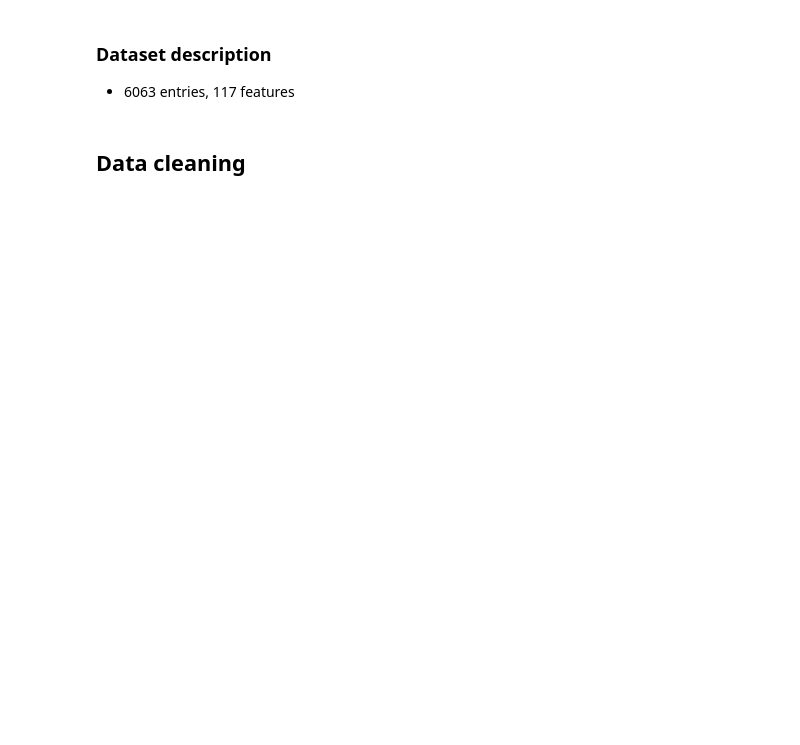
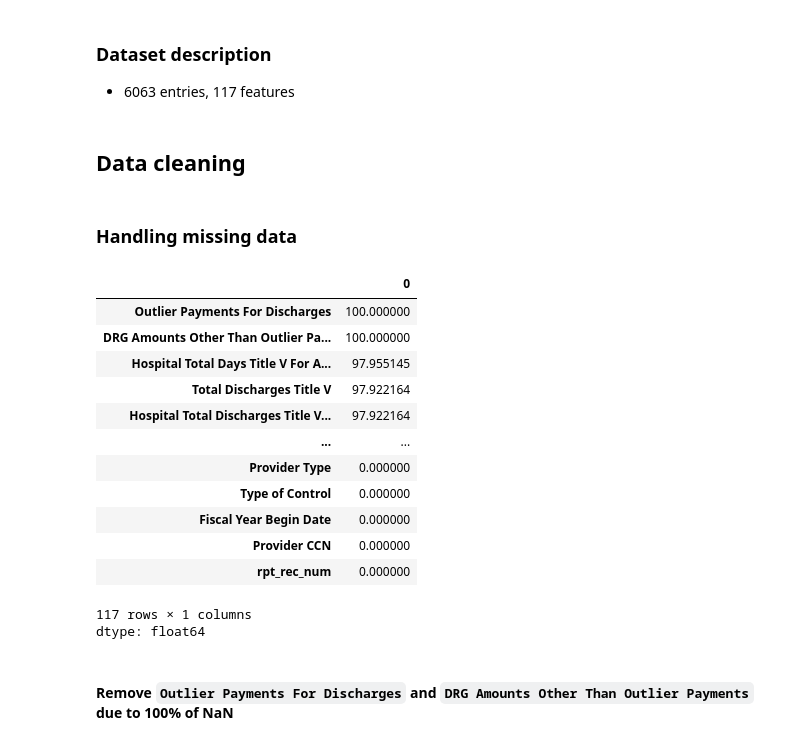
Before and after one commit to TienNguyen93/project-1, a Jupyter notebook: cost_analysis.ipynb, the cells around one changed output. Cells and saved outputs as stored; diff of their text form; code cells hidden in the pictures; blank space fills up the shorter version.

Commit message:
check missing data

```diff
--- a/cost_analysis.ipynb
+++ b/cost_analysis.ipynb
@@ -55,3 +55,28 @@ prov_cost_df.describe()
 * 6063 entries, 117 features
 # %% [markdown]
 ## Data cleaning
+# %% [markdown]
+### Handling missing data
+# %%
+nan_percentage = (prov_cost_df.isnull().sum() / len(prov_cost_df)) * 100
+# %%
+nan_percentage = nan_percentage.sort_values(ascending=False)
+# %%
+nan_percentage
+# %% [output]
+|  | 0 |
+| Outlier Payments For Discharges | 100.000000 |
+| DRG Amounts Other Than Outlier Pa... | 100.000000 |
+| Hospital Total Days Title V For A... | 97.955145 |
+| Total Discharges Title V | 97.922164 |
+| Hospital Total Discharges Title V... | 97.922164 |
+| ... | ... |
+| Provider Type | 0.000000 |
+| Type of Control | 0.000000 |
+| Fiscal Year Begin Date | 0.000000 |
+| Provider CCN | 0.000000 |
+| rpt_rec_num | 0.000000 |
+117 rows × 1 columns
+dtype: float64
+# %% [markdown]
+#### Remove `Outlier Payments For Discharges` and `DRG Amounts Other Than Outlier Payments` due to 100% of NaN
```
Also changed, not shown: parts of 2 cells of this notebook.
